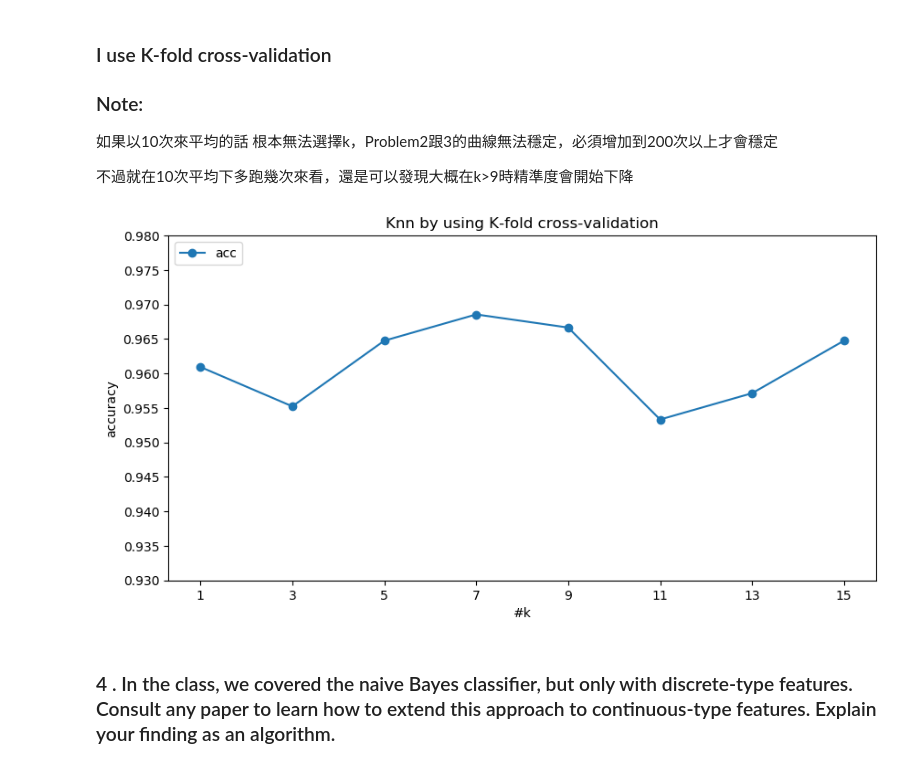
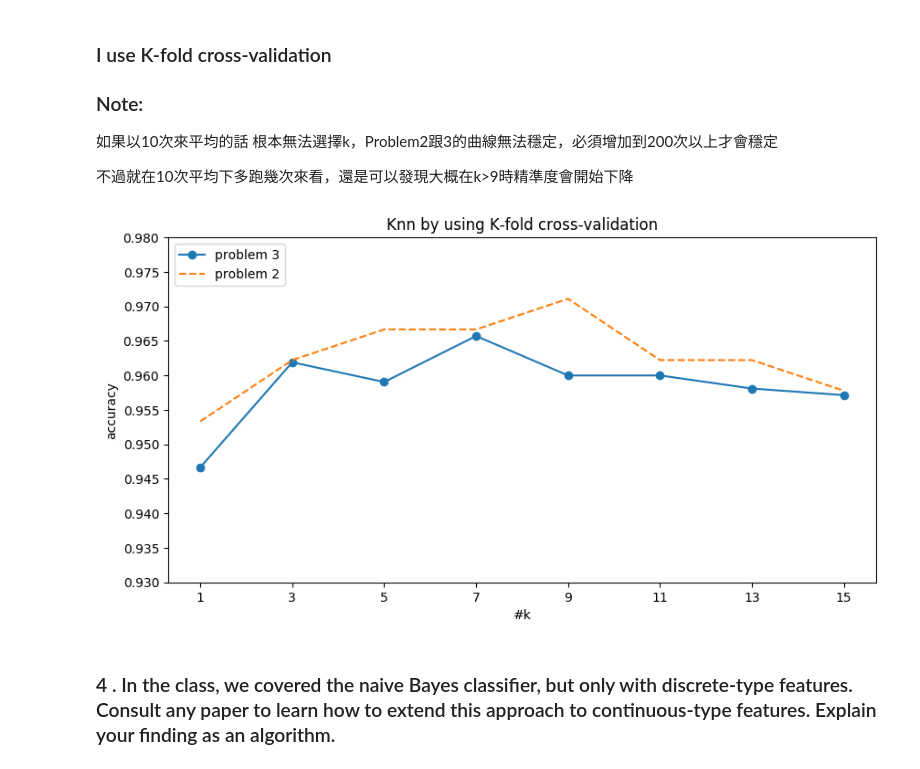
Before and after one commit to brian41005/NTUT-Machine-Learning-Spring-2018, a Jupyter notebook: HW1/ML HW1.ipynb, the cells around one changed output. Saved outputs shown, nothing was run; the diff lists cells and outputs as text; code cells hidden in the pictures.

```diff
--- a/HW1/ML HW1.ipynb
+++ b/HW1/ML HW1.ipynb
@@ -68,7 +68,8 @@ class MyKNeighborsClassifier:
         self._y = y
 
     def _predict(self, x):
-        distances = np.apply_along_axis(lambda x1: np.linalg.norm(x-x1), 1, self._X)
+        distances = np.apply_along_axis(lambda x1: np.linalg.norm(x-x1),
+                                        1, self._X)
         X_candidates = np.argsort(distances)[:self._k]
         y_candidates = self._y[X_candidates]
         return np.argmax(np.bincount(y_candidates))
@@ -87,7 +88,9 @@ for k in K:
 
     for i in range(N):
         model = MyKNeighborsClassifier(n_neighbors=k)
-        X_train, X_test, y_train, y_test = train_test_split(iris.data, iris.target, test_size=0.3)
+        X_train, X_test, y_train, y_test = train_test_split(iris.data,
+                                                            iris.target,
+                                                            test_size=0.3)
         model.fit(X_train, y_train)
         acc.append(accuracy_score(y_test, model.predict(X_test)))
 
@@ -117,27 +120,31 @@ plt.show()
 # %%
 K = list(range(1, 15+1, 2))
 Knn_acc_vc = []
 for k in K:
     acc = []
     for i in range(N):
         model = MyKNeighborsClassifier(n_neighbors=k)
         # Assuming that I don't have test data
-        X_train, _, y_train, _ = train_test_split(iris.data, iris.target, test_size=0.3)
-        acc.append(np.mean(cross_val_score(model, X_train, y_train, cv=5)))
+        X_train, _, y_train, _ = train_test_split(iris.data,
+                                                  iris.target,
+                                                  test_size=0.3)
+        acc.append(np.mean(cross_val_score(model, X_train,
+                                           y_train, cv=5)))
 
     Knn_acc_vc.append(np.mean(acc))
 
 fig = plt.figure(figsize=(10, 5), dpi=100, facecolor='white')
-plt.plot(K, Knn_acc_vc, 'o-')
+plt.plot(K, Knn_acc_vc, 'o-', label='problem 3')
+plt.plot(K, Knn_acc, '--', label='problem 2')
 plt.xticks(np.arange(1, 15+1, 2))
 plt.yticks(np.arange(0.93, 0.98+0.005, 0.005))
 plt.title('Knn by using K-fold cross-validation')
 plt.ylabel('accuracy')
 plt.xlabel('#k')
-plt.legend(['acc'], loc='upper left')
+plt.legend(loc='upper left')
 plt.show()
 # %% [output]
-[figure, old version]
+[figure, new version]
 # %% [markdown]
 ### 4 . In the class, we covered the naive Bayes classifier, but only with discrete-type features. Consult any paper to learn how to extend this approach to continuous-type features. Explain your finding as an algorithm.
 # %% [markdown]
```
Also changed, not shown: parts of 4 cells of this notebook, 1 other file.
